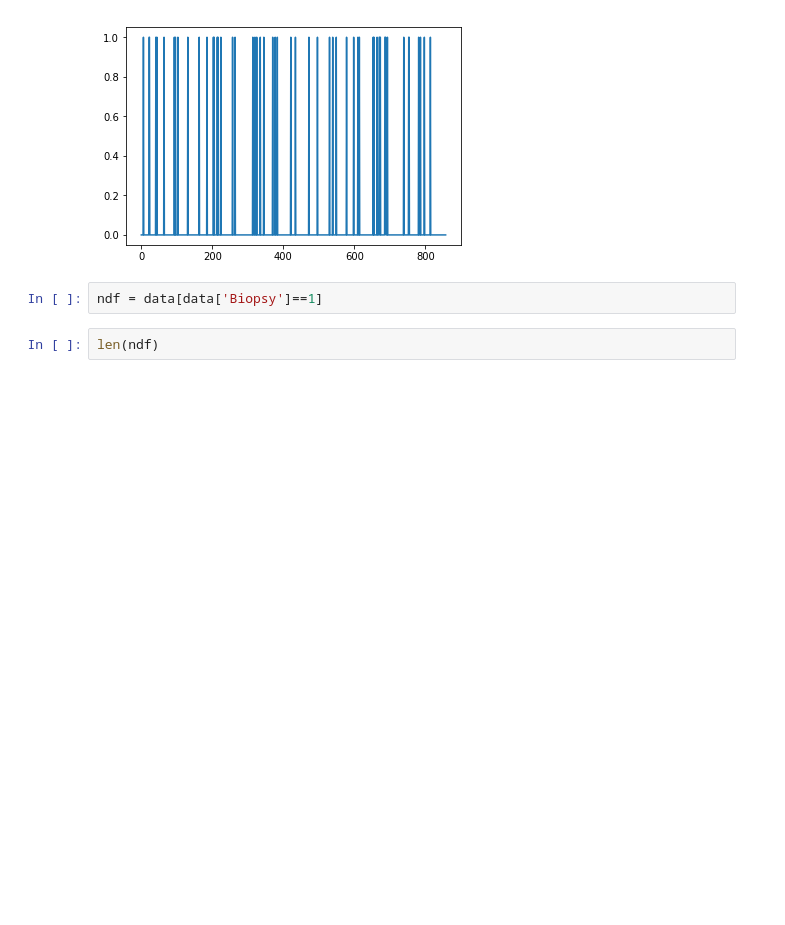
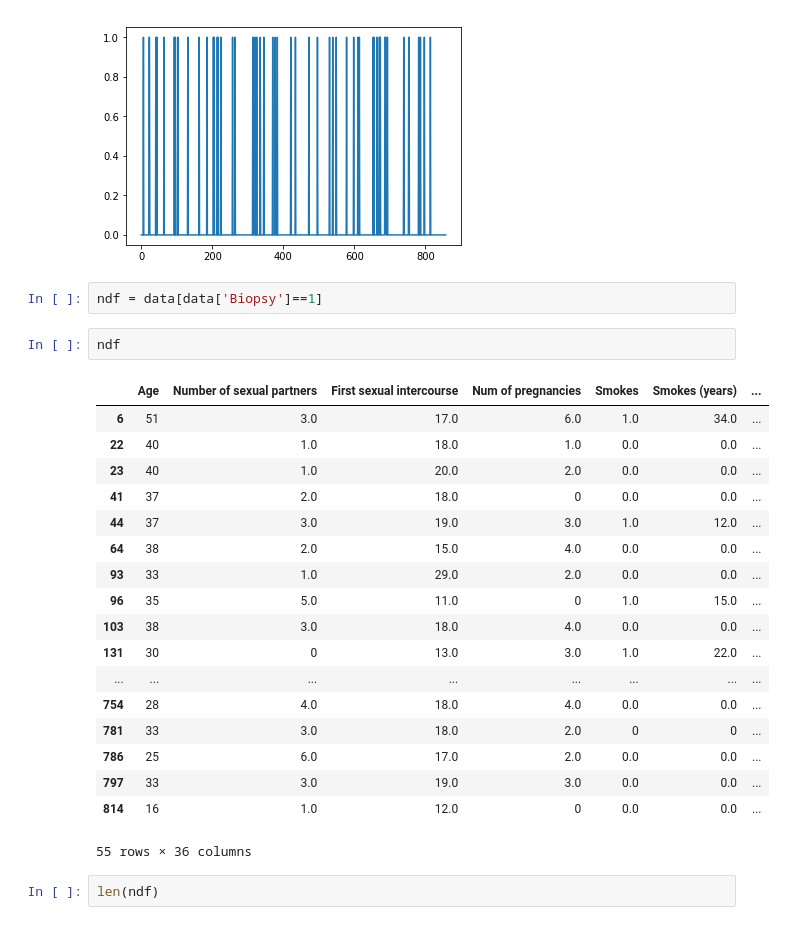
Before and after one commit to redhood95/Breast-Cancer-and-Lung-Cancer-, a Jupyter notebook: Cervical_cancer.ipynb, the cells around one changed output. Cells and saved outputs as stored; diff of their text form; blank space fills up the shorter version.

```diff
--- a/Cervical_cancer.ipynb
+++ b/Cervical_cancer.ipynb
@@ -32,6 +32,27 @@ plt.plot(y)
 [figure]
 # %%
 ndf = data[data['Biopsy']==1]
+# %%
+ndf
+# %% [output]
+|  | Age | Number of sexual partners | First sexual intercourse | Num of pregnancies | Smokes | Smokes (years) | ... |
+| 6 | 51 | 3.0 | 17.0 | 6.0 | 1.0 | 34.0 | ... |
+| 22 | 40 | 1.0 | 18.0 | 1.0 | 0.0 | 0.0 | ... |
+| 23 | 40 | 1.0 | 20.0 | 2.0 | 0.0 | 0.0 | ... |
+| 41 | 37 | 2.0 | 18.0 | 0 | 0.0 | 0.0 | ... |
+| 44 | 37 | 3.0 | 19.0 | 3.0 | 1.0 | 12.0 | ... |
+| 64 | 38 | 2.0 | 15.0 | 4.0 | 0.0 | 0.0 | ... |
+| 93 | 33 | 1.0 | 29.0 | 2.0 | 0.0 | 0.0 | ... |
+| 96 | 35 | 5.0 | 11.0 | 0 | 1.0 | 15.0 | ... |
+| 103 | 38 | 3.0 | 18.0 | 4.0 | 0.0 | 0.0 | ... |
+| 131 | 30 | 0 | 13.0 | 3.0 | 1.0 | 22.0 | ... |
+| ... | ... | ... | ... | ... | ... | ... | ... |
+| 754 | 28 | 4.0 | 18.0 | 4.0 | 0.0 | 0.0 | ... |
+| 781 | 33 | 3.0 | 18.0 | 2.0 | 0 | 0 | ... |
+| 786 | 25 | 6.0 | 17.0 | 2.0 | 0.0 | 0.0 | ... |
+| 797 | 33 | 3.0 | 19.0 | 3.0 | 0.0 | 0.0 | ... |
+| 814 | 16 | 1.0 | 12.0 | 0 | 0.0 | 0.0 | ... |
+55 rows × 36 columns
 # %%
 len(ndf)
 # %% [output]
```
Also changed, not shown: parts of 8 cells of this notebook.
